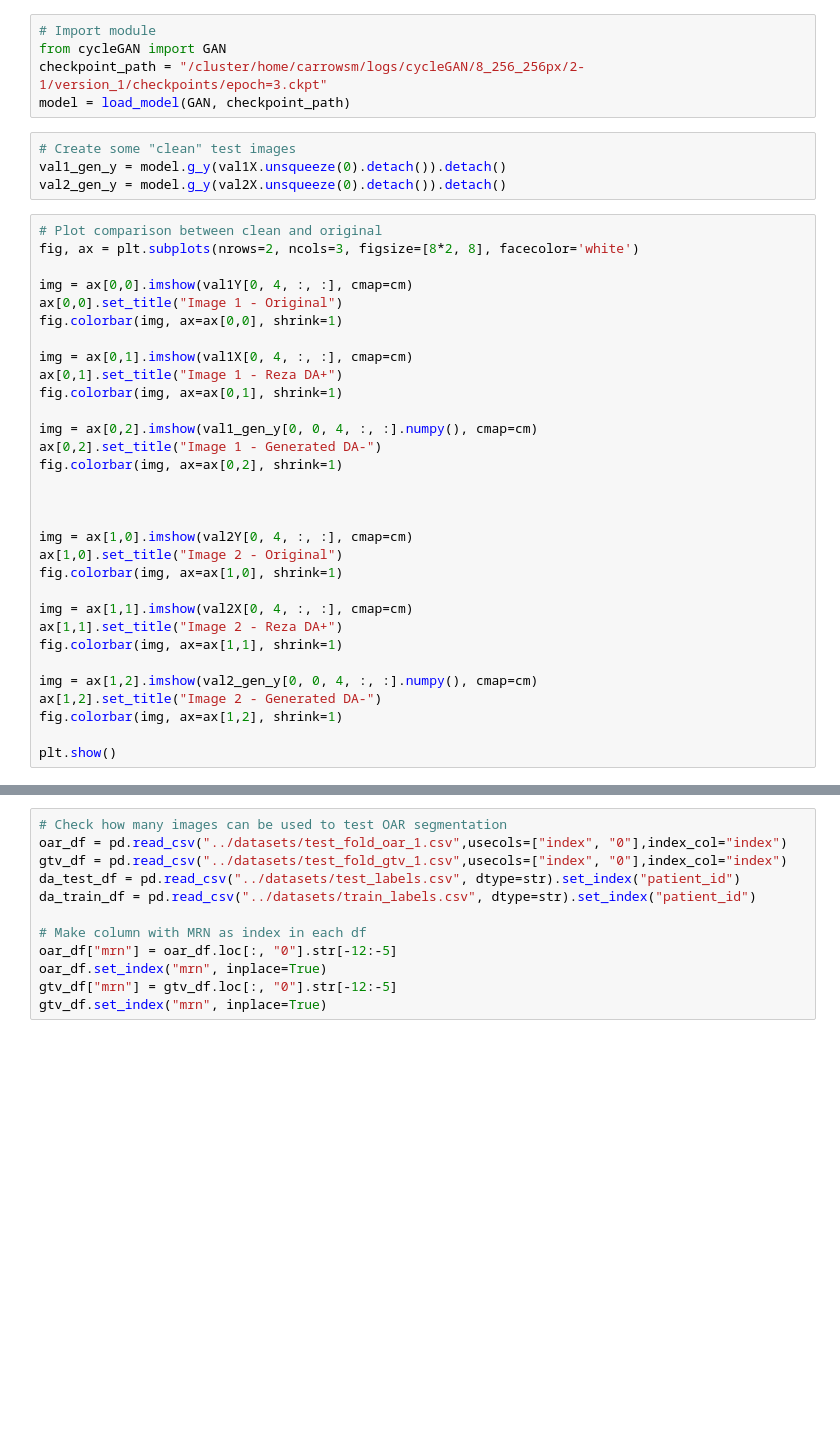
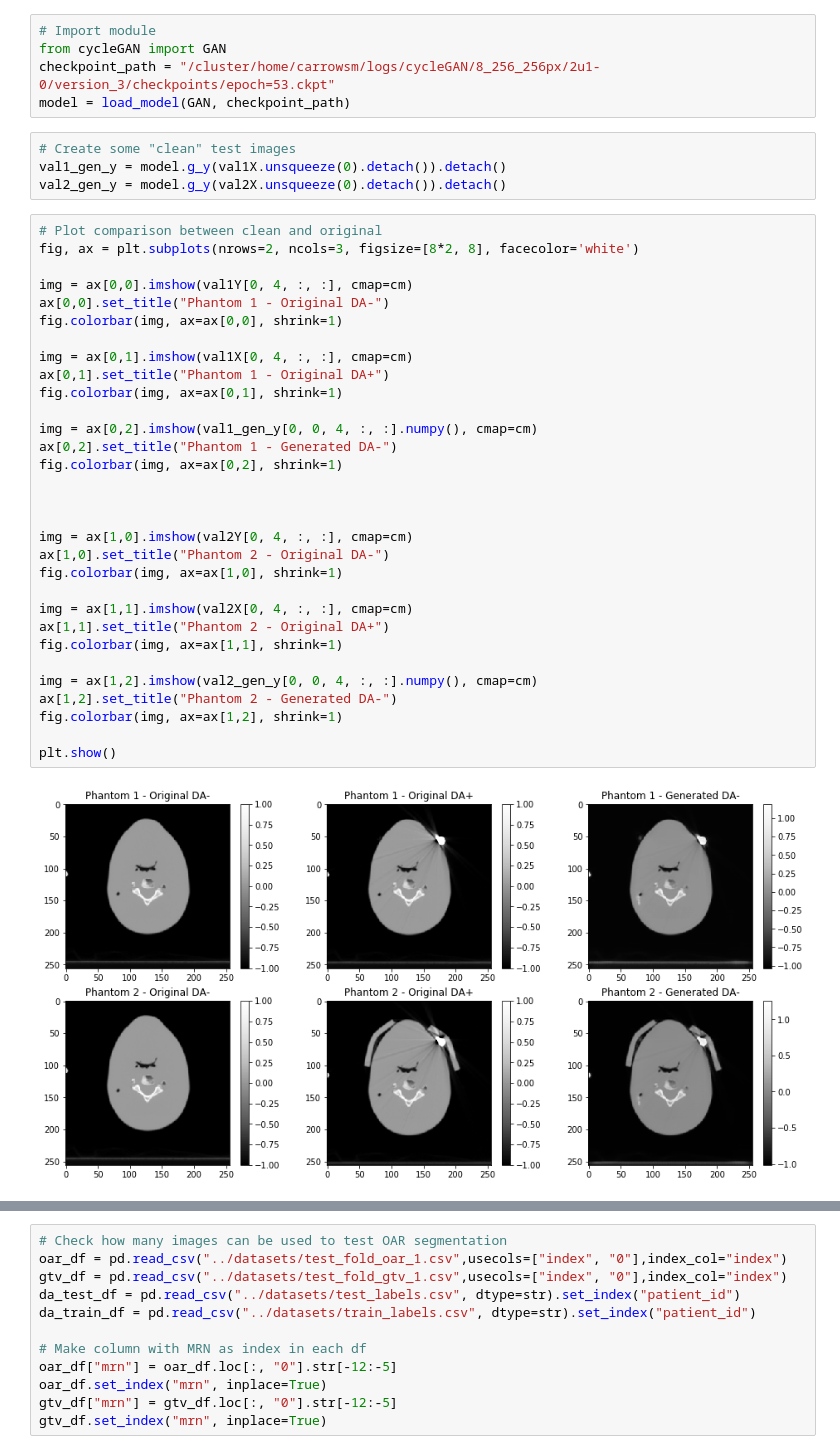
Before and after one commit to carrowsm/ArtifactNet, a Jupyter notebook: scripts/sample_plotting.ipynb, the cells around one changed output, grey strips where cells are left out. Cells and saved outputs as stored; diff of their text form; blank space fills up the shorter version.

```diff
--- a/scripts/sample_plotting.ipynb
+++ b/scripts/sample_plotting.ipynb
@@ -125,7 +118,7 @@ plt.show()
 # %%
 # Import module
 from cycleGAN import GAN
-checkpoint_path = "/cluster/home/carrowsm/logs/cycleGAN/8_256_256px/2-1/version_1/checkpoints/epoch=3.ckpt"
+checkpoint_path = "/cluster/home/carrowsm/logs/cycleGAN/8_256_256px/2u1-0/version_3/checkpoints/epoch=53.ckpt"
 model = load_model(GAN, checkpoint_path)
 # %%
 # Create some "clean" test images
@@ -134,31 +127,33 @@ val2_gen_y = model.g_y(val2X.unsqueeze(0).detach()).detach()
 # %%
 # Plot comparison between clean and original
 fig, ax = plt.subplots(nrows=2, ncols=3, figsize=[8*2, 8], facecolor='white')
 
 img = ax[0,0].imshow(val1Y[0, 4, :, :], cmap=cm)
-ax[0,0].set_title("Image 1 - Original")
+ax[0,0].set_title("Phantom 1 - Original DA-")
 fig.colorbar(img, ax=ax[0,0], shrink=1)
 
 img = ax[0,1].imshow(val1X[0, 4, :, :], cmap=cm)
-ax[0,1].set_title("Image 1 - Reza DA+")
+ax[0,1].set_title("Phantom 1 - Original DA+")
 fig.colorbar(img, ax=ax[0,1], shrink=1)
 
 img = ax[0,2].imshow(val1_gen_y[0, 0, 4, :, :].numpy(), cmap=cm)
-ax[0,2].set_title("Image 1 - Generated DA-")
+ax[0,2].set_title("Phantom 1 - Generated DA-")
 fig.colorbar(img, ax=ax[0,2], shrink=1)
 
 
 
 img = ax[1,0].imshow(val2Y[0, 4, :, :], cmap=cm)
-ax[1,0].set_title("Image 2 - Original")
+ax[1,0].set_title("Phantom 2 - Original DA-")
 fig.colorbar(img, ax=ax[1,0], shrink=1)
 
 img = ax[1,1].imshow(val2X[0, 4, :, :], cmap=cm)
-ax[1,1].set_title("Image 2 - Reza DA+")
+ax[1,1].set_title("Phantom 2 - Original DA+")
 fig.colorbar(img, ax=ax[1,1], shrink=1)
 
 img = ax[1,2].imshow(val2_gen_y[0, 0, 4, :, :].numpy(), cmap=cm)
-ax[1,2].set_title("Image 2 - Generated DA-")
+ax[1,2].set_title("Phantom 2 - Generated DA-")
 fig.colorbar(img, ax=ax[1,2], shrink=1)
 
 plt.show()
+# %% [output]
+[figure, added]
```
Also changed, not shown: parts of 8 cells of this notebook, 3 other files.
